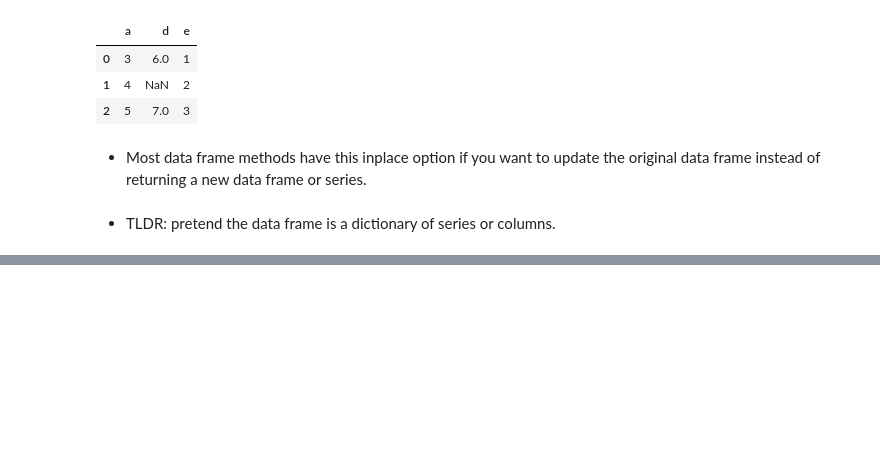
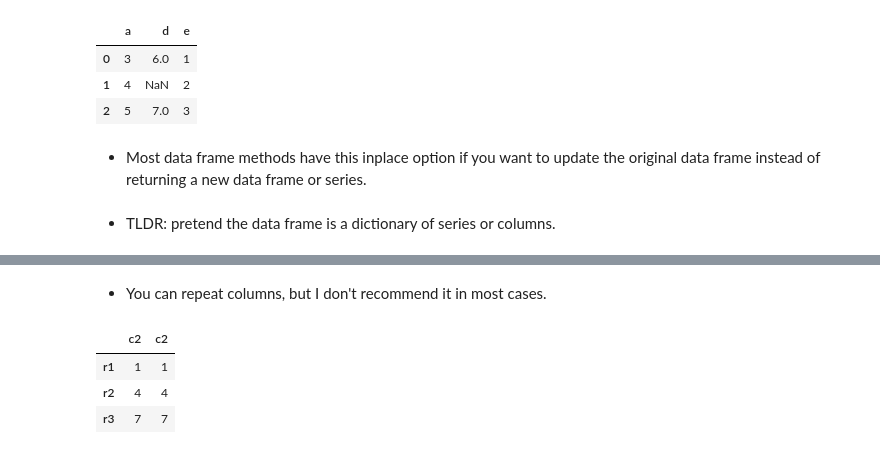
Before and after one commit to kaylamwong/Concepts-Overview-, a Jupyter notebook: Week 8: Working with Data Frames in Pandas.ipynb, the cells around one changed output, grey strips where cells are left out. Saved outputs shown, nothing was run; the diff lists cells and outputs as text; code cells hidden in the pictures; blank space fills up the shorter version.

```diff
--- a/Week 8: Working with Data Frames in Pandas.ipynb
+++ b/Week 8: Working with Data Frames in Pandas.ipynb
@@ -389,0 +417,9 @@ df
+# %% [markdown]
+- You can repeat columns, but I don't recommend it in most cases.
+# %%
+df[["c2", "c2"]]
+# %% [output]
+|  | c2 | c2 |
+| r1 | 1 | 1 |
+| r2 | 4 | 4 |
+| r3 | 7 | 7 |
```
Also changed, not shown: parts of 20 cells of this notebook.
